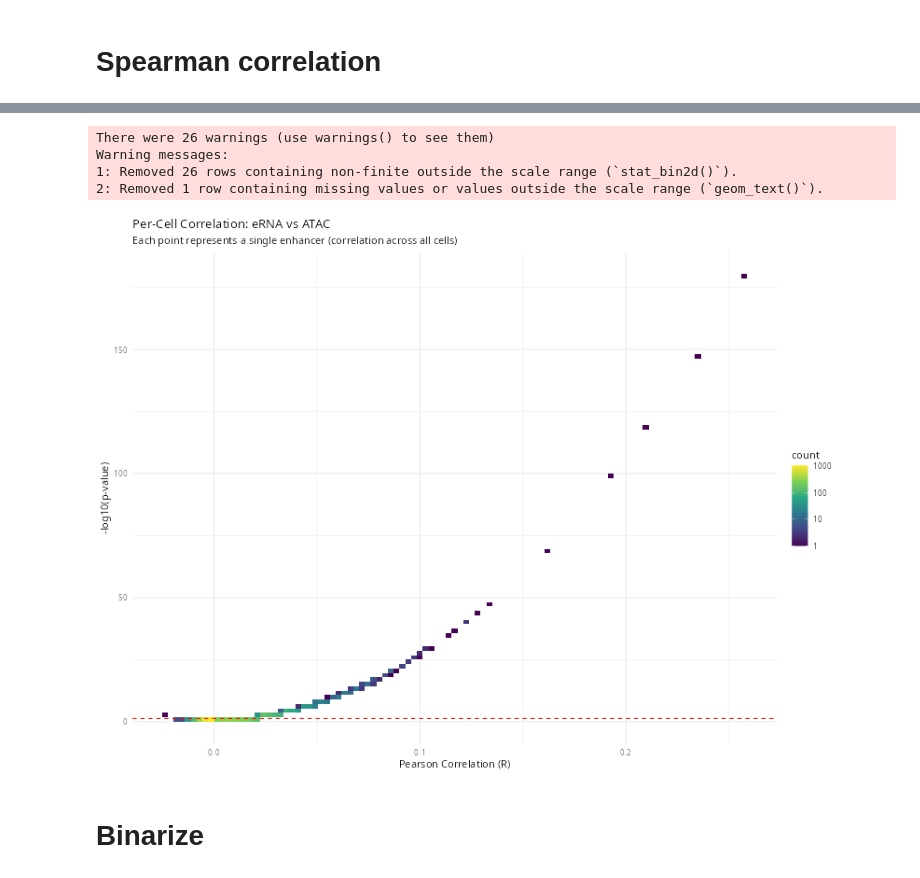
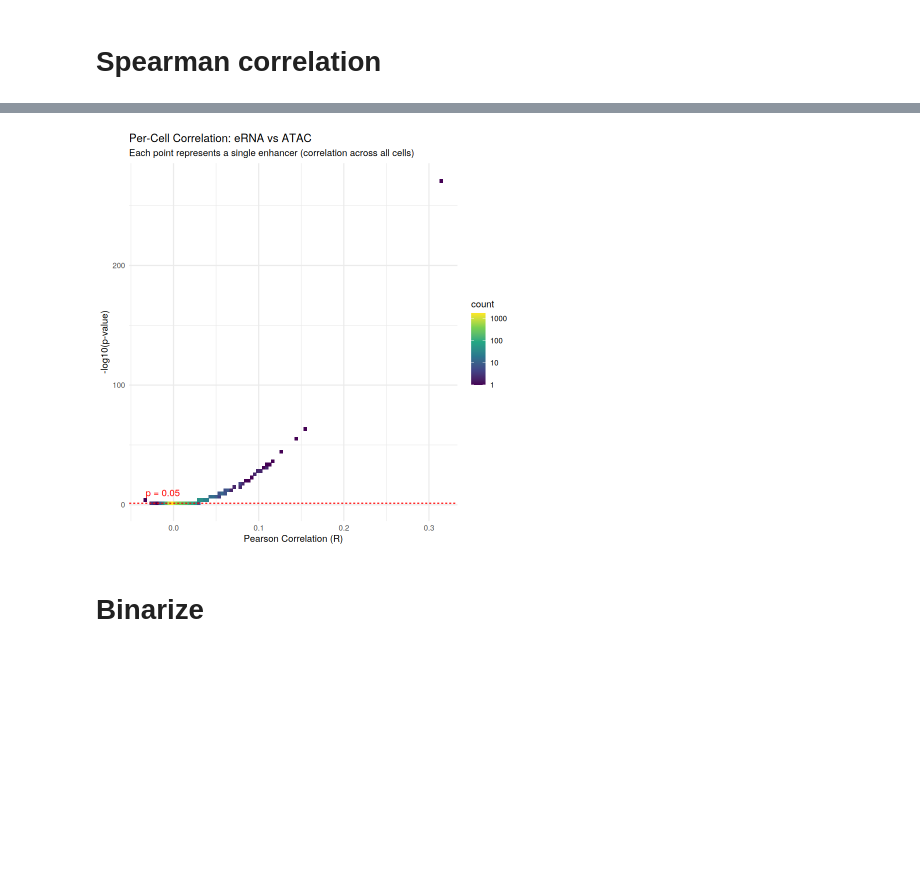
Before and after one commit to avishai987/eRNA, a Jupyter notebook: scripts/PBMC_10K/analyze_by_ATAC.ipynb, the cells around one changed output, grey strips where cells are left out. Cells and saved outputs as stored; diff of their text form; code cells hidden in the pictures; blank space fills up the shorter version.

```diff
--- a/scripts/PBMC_10K/analyze_by_ATAC.ipynb
+++ b/scripts/PBMC_10K/analyze_by_ATAC.ipynb
@@ -131,8 +284,8 @@ rna_enhancers = rna_enhancers[, !zero_enhancers]
 # %%
-dim(atac_counts)
+dim(atac_norm)
 dim(rna_enhancers)
 rna_enhancers = rna_enhancers %>% as.matrix()
-atac_counts = atac_counts %>% as.matrix()
+atac_norm = atac_norm %>% as.matrix()
 class(rna_enhancers)
-class(atac_counts)
+class(atac_norm)
 # %% [output]
@@ -140,6 +296,6 @@ class(atac_counts)
 # %%
 # spearman per cell
-spearman_per_cell <- mapply(function(x, y){cor(x, y,method = "spearman")}, as.data.frame(rna_enhancers), as.data.frame(atac_counts))
+spearman_per_cell <- mapply(function(x, y){cor(x, y,method = "spearman")}, as.data.frame(rna_enhancers), as.data.frame(atac_norm))
 # %%
 head(spearman_per_cell)
 # %% [output]
@@ -158,3 +316,5 @@ p
+# %%
+rna_enhancers = rna_enhancers * 1000
 # %%
 df = data.frame(
   eRNA = as.vector(rna_enhancers),
@@ -194,7 +352,7 @@ cell_results <- sapply(1:ncol(rna_enhancers), function(i) {
 
   # Run Pearson correlation test between eRNA and ATAC for cell 'i'
   # We use use = "complete.obs" to handle potential NA values
-  res <- cor.test(rna_enhancers[, i], atac_counts[, i], method = "pearson")
+  res <- cor.test(rna_enhancers[, i], atac_norm[, i], method = "pearson")
 
   # Return a vector containing the correlation coefficient (R) and the p-value
   return(c(R = res$estimate, pval = res$p.value))
@@ -244,7 +398,7 @@ cell_results <- sapply(1:nrow(rna_enhancers), function(i) {
 
   # Run Pearson correlation test between eRNA and ATAC for cell 'i'
   # We use use = "complete.obs" to handle potential NA values
-  res <- cor.test(rna_enhancers[i, ], atac_counts[i, ], method = "pearson")
+  res <- cor.test(rna_enhancers[i, ], atac_norm[i, ], method = "pearson")
 
   # Return a vector containing the correlation coefficient (R) and the p-value
   return(c(R = res$estimate, pval = res$p.value))
@@ -256,38 +410,34 @@ cell_df <- as.data.frame(t(cell_results))
 rownames(cell_df) <- rownames(rna_enhancers)
 colnames(cell_df) <- c("R", "pvalue")
 
 # 3. Add a column for -log10(p-value) for the Y-axis
 # We add a tiny offset (1e-300) to avoid log(0) calculation for very small p-values
 cell_df <- cell_df %>%
   mutate(log10p = -log10(pvalue + 1e-300))
 
 # 4. Generate the Scatterplot
 ggplot(cell_df, aes(x = R, y = log10p)) +
   # Use semi-transparent points to visualize density (useful for 5K-10K cells)
   geom_bin2d(bins = 100) +
   scale_fill_viridis_c(trans = "log10")+
   # Add a horizontal dashed line for the significance threshold (p = 0.05)
   # -log10(0.05) is approximately 1.3
   geom_hline(yintercept = -log10(0.05), linetype = "dashed", color = "red") +
 
   # Add visual themes and labels
   theme_minimal() +
   labs(
     title = "Per-Cell Correlation: eRNA vs ATAC",
     subtitle = "Each point represents a single enhancer (correlation across all cells)",
     x = "Pearson Correlation (R)",
     y = "-log10(p-value)"
   ) +
 
   # Add a text label for the significance threshold
   annotate("text", x = min(cell_df$R), y = -log10(0.05),
            label = "p = 0.05", color = "red", vjust = -1, hjust = 0)
 # %% [output]
-There were 26 warnings (use warnings() to see them)
-Warning messages:
-1: Removed 26 rows containing non-finite outside the scale range (`stat_bin2d()`).
-2: Removed 1 row containing missing values or values outside the scale range (`geom_text()`).
-[figure, old version]
+[figure, new version]
 # %% [markdown]
 # Binarize
 # %%
```
Also changed, not shown: parts of 26 cells of this notebook, 4 other files.
